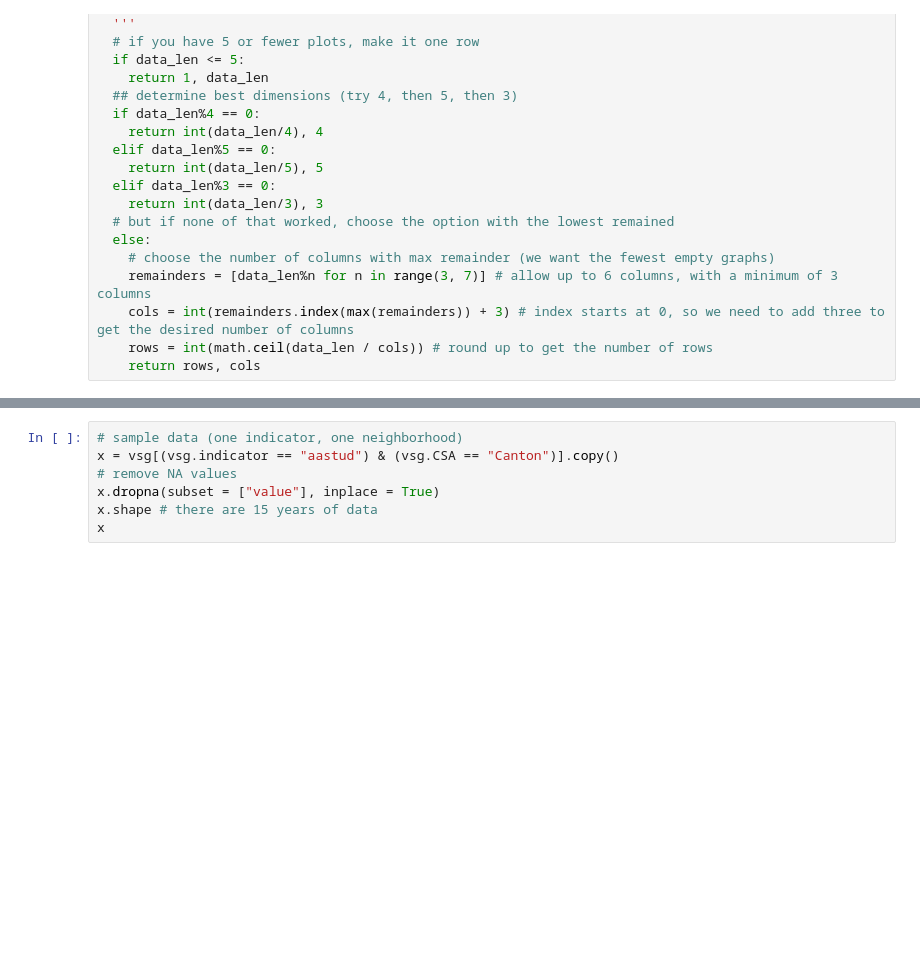
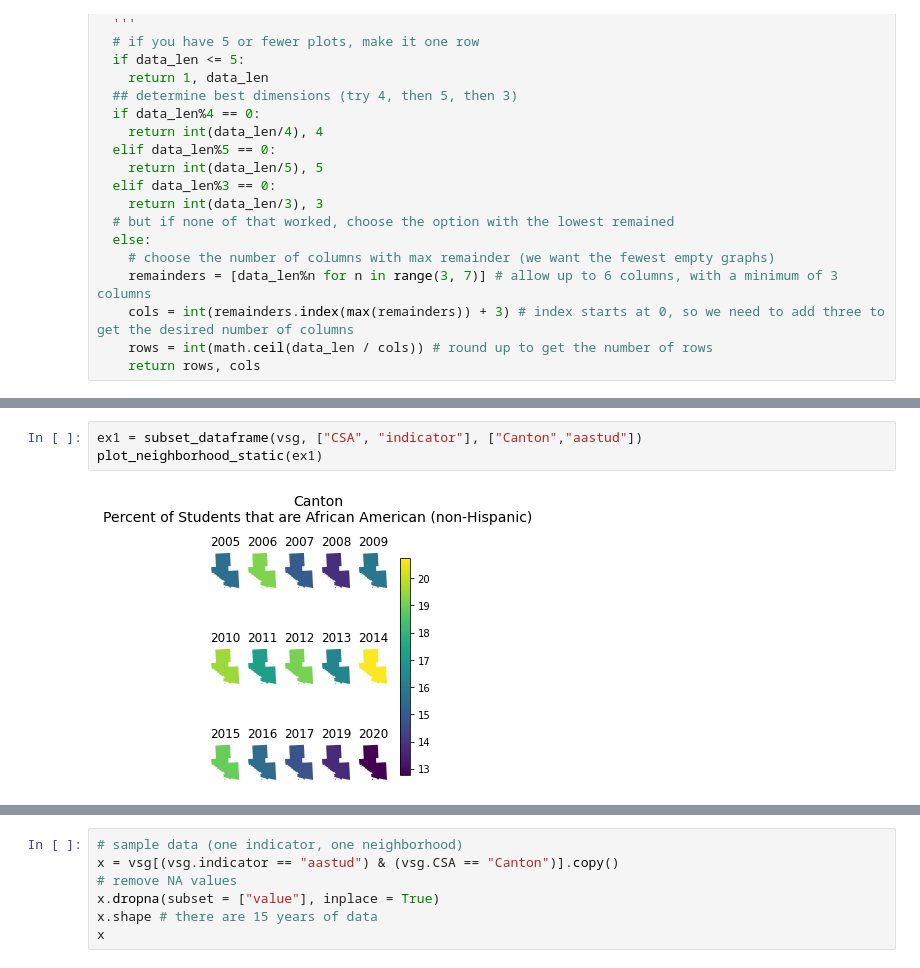
Before and after one commit to ejf78/cdc_vitalsigns, a Jupyter notebook: Vital Signs Analysis.ipynb, the cells around one changed output, grey strips where cells are left out. Drawn from its saved outputs; the diff is of its cells as text; blank space fills up the shorter version.

```diff
--- a/Vital Signs Analysis.ipynb
+++ b/Vital Signs Analysis.ipynb
@@ -621,0 +781,5 @@ plot_neighborhood_static(vsg, "Upton/Druid Heights", "shomes")
+# %%
+ex1 = subset_dataframe(vsg, ["CSA", "indicator"], ["Canton","aastud"])
+plot_neighborhood_static(ex1)
+# %% [output]
+[figure, added]
```
Also changed, not shown: parts of 26 cells of this notebook.
